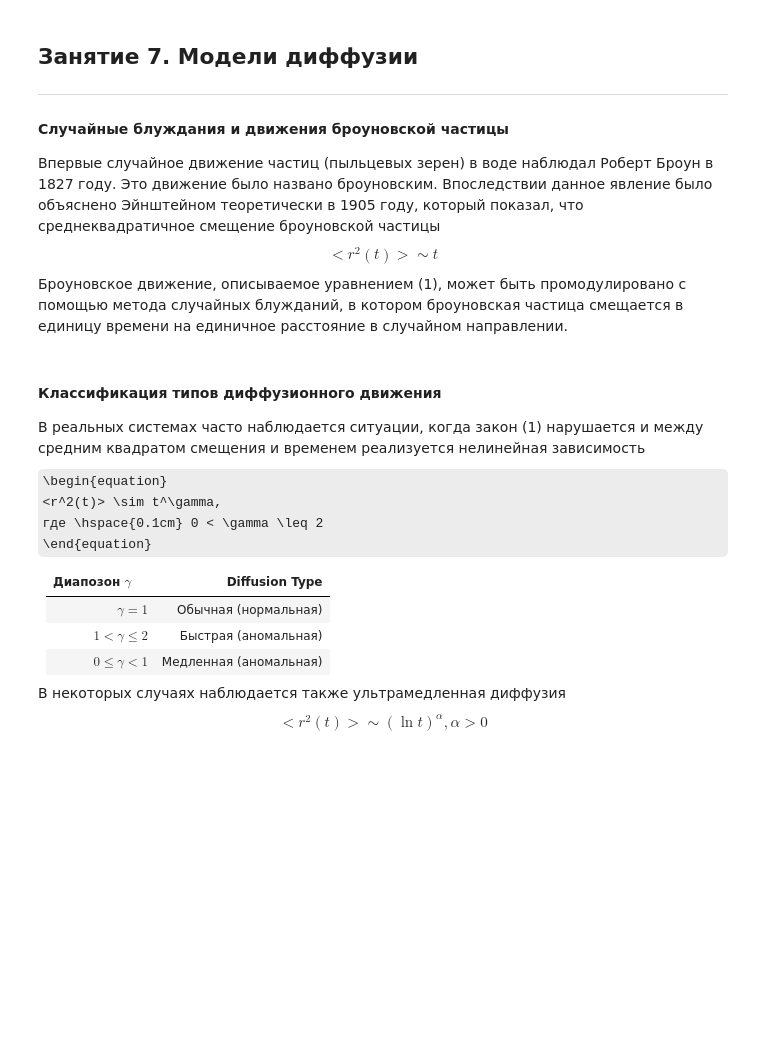
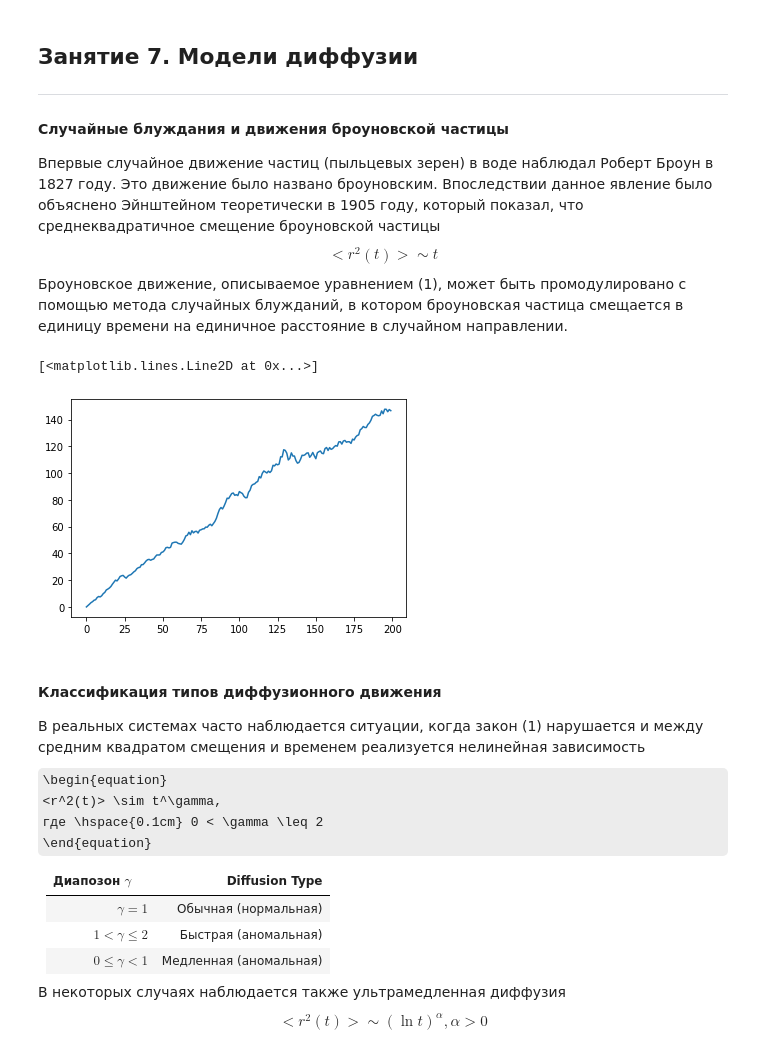
Before and after one commit to AlexLoner/Python_for_Science, a Jupyter notebook: Lecture_7/7_Lec_Diffusion.ipynb, the cells around one changed output. Cells and saved outputs as stored; diff of their text form; code cells hidden in the pictures; some formulas as TeX source; blank space fills up the shorter version.

```diff
--- a/Lecture_7/7_Lec_Diffusion.ipynb
+++ b/Lecture_7/7_Lec_Diffusion.ipynb
@@ -11,3 +54,22 @@ ___
+# %%
+w = Walker(10, 20)
+
+w.run((5, 5))
+# %%
+N = 40
+steps = 200
+runs = 60
+rts = np.zeros((runs, steps))
+for i in range(runs):
+    w = Walker(N, steps)
+
+    w.run(np.random.randint(0, N, size=2))
+    rts[i] = w.get_rt()
+# %%
+plt.plot(np.mean(rts**2, axis=0))
+# %% [output]
+[<matplotlib.lines.Line2D at 0x...>]
+[figure, added]
 # %% [markdown]
 #### Классификация типов диффузионного движения
 В реальных системах часто наблюдается ситуации, когда закон (1) нарушается и между средним квадратом смещения и временем реализуется нелинейная зависимость
```
Also changed, not shown: parts of 14 cells of this notebook.
